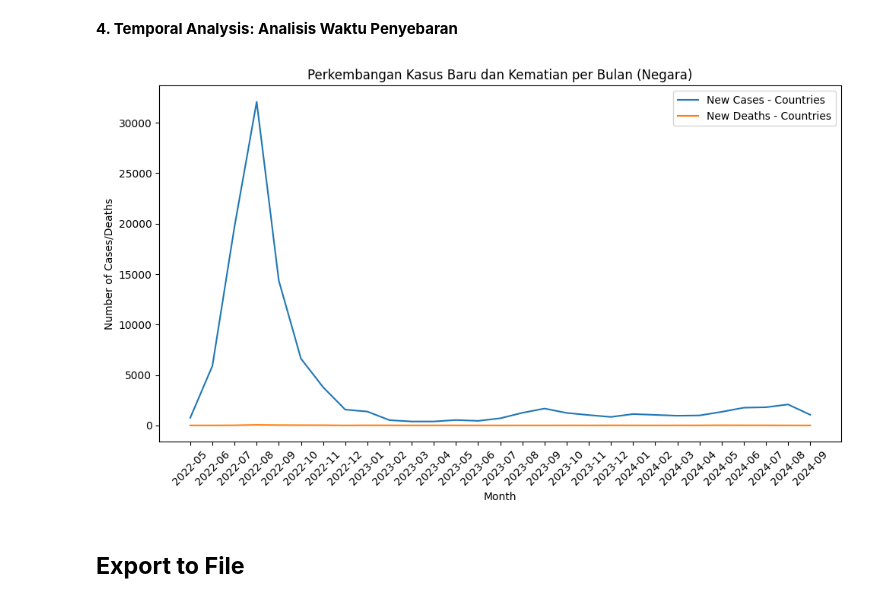
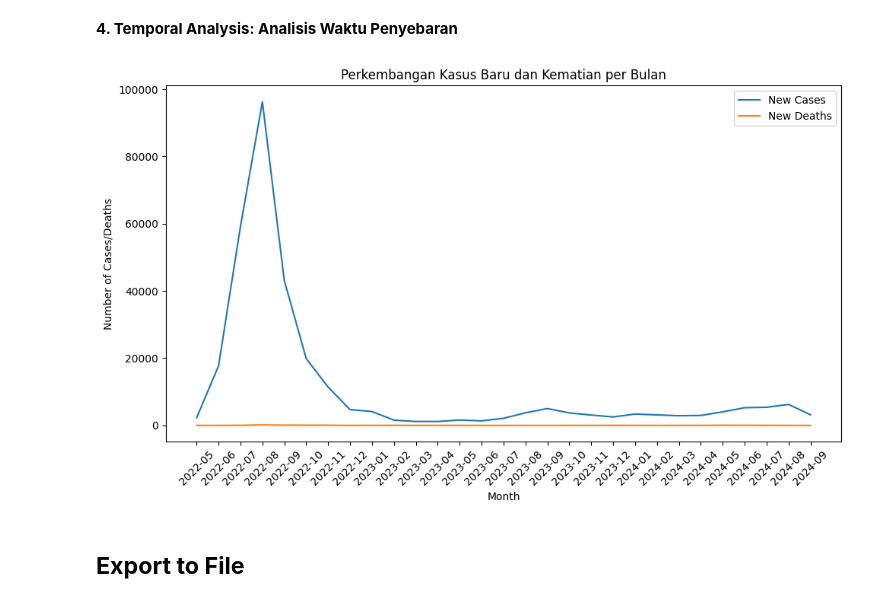
Before and after one commit to RyanGA09/DataAnalyst-ImpactAnalysisOfMonkeypoxCaseStudy, a Jupyter notebook: Notebook.ipynb, the cells around one changed output. Saved outputs shown, nothing was run; the diff lists cells and outputs as text; code cells hidden in the pictures.

```diff
--- a/Notebook.ipynb
+++ b/Notebook.ipynb
@@ -441,17 +474,17 @@ memory usage: 12.4+ MB
 # regions_or_continents = ['World', 'Asia', 'Europe', 'Africa', 'North America', 'South America', 'Oceania']  # Add more as needed
 # data['location_type'] = data['location'].apply(lambda x: 'Region/Continent' if x in regions_or_continents else 'Country')
 
-# Klasifikasi Negara dan Wilayah/Benua
-# Daftar wilayah/benua yang bukan negara
-regions_or_continents = ['World', 'Asia', 'Europe', 'Africa', 'North America', 'South America', 'Oceania']  # Anda dapat menambahkannya jika diperlukan
+# # Klasifikasi Negara dan Wilayah/Benua
+# # Daftar wilayah/benua yang bukan negara
+# regions_or_continents = ['World', 'Asia', 'Europe', 'Africa', 'North America', 'South America', 'Oceania']  # Anda dapat menambahkannya jika diperlukan
 
-# Menambahkan kolom baru 'location_type' untuk mengklasifikasikan antara 'Country' dan 'Region/Continent'
-data_cleaned['location_type'] = data_cleaned['location'].apply(lambda x: 'Region/Continent' if x in regions_or_continents else 'Country')
+# # Menambahkan kolom baru 'location_type' untuk mengklasifikasikan antara 'Country' dan 'Region/Continent'
+# data_cleaned['location_type'] = data_cleaned['location'].apply(lambda x: 'Region/Continent' if x in regions_or_continents else 'Country')
 
-# Memeriksa apakah pengelompokan berhasil
-print("\nLocation types (Countries vs Regions/Continents):")
-print(data_cleaned['location_type'].value_counts())
+# # Memeriksa apakah pengelompokan berhasil
+# print("\nLocation types (Countries vs Regions/Continents):")
+# print(data_cleaned['location_type'].value_counts())
 
-# Mengelompokkan data negara dan non-negara untuk analisis terpisah
-countries_data = data_cleaned[data_cleaned['location_type'] == 'Country']
-regions_data = data_cleaned[data_cleaned['location_type'] == 'Region/Continent']
+# # Mengelompokkan data negara dan non-negara untuk analisis terpisah
+# countries_data = data_cleaned[data_cleaned['location_type'] == 'Country']
+# regions_data = data_cleaned[data_cleaned['location_type'] == 'Region/Continent']
@@ -507,17 +534,17 @@ top_countries = data_grouped_by_location_countries.nlargest(10, 'total_cases')
 Menganalisis bagaimana penyebaran Monkeypox berubah seiring waktu.
 # %%
 # Pastikan kolom 'date' dalam format datetime
-countries_data['date'] = pd.to_datetime(countries_data['date'], errors='coerce')
+data_cleaned['date'] = pd.to_datetime(data_cleaned['date'], errors='coerce')
 
 # Membuat kolom 'month' dalam format Year-Month
-countries_data['month'] = countries_data['date'].dt.strftime('%Y-%m')
+data_cleaned['month'] = data_cleaned['date'].dt.strftime('%Y-%m')
 
 # Mengonversi kolom 'new_cases' dan 'new_deaths' menjadi numerik
-countries_data['new_cases'] = pd.to_numeric(countries_data['new_cases'], errors='coerce')
-countries_data['new_deaths'] = pd.to_numeric(countries_data['new_deaths'], errors='coerce')
+data_cleaned['new_cases'] = pd.to_numeric(data_cleaned['new_cases'], errors='coerce')
+data_cleaned['new_deaths'] = pd.to_numeric(data_cleaned['new_deaths'], errors='coerce')
 
 # Mengelompokkan data berdasarkan 'month' dan menghitung total kasus serta kematian baru per bulan
-cases_per_month_countries = countries_data.groupby('month').agg({
+cases_per_month = data_cleaned.groupby('month').agg({
     'new_cases': 'sum',
     'new_deaths': 'sum'
 }).reset_index()
@@ -628,17 +621,17 @@ plt.show()
 # %%
 # Visualisasi: Perkembangan Kasus Baru per Bulan
 plt.figure(figsize=(10, 6))
-sns.lineplot(x='month', y='new_cases', data=cases_per_month_countries, label='New Cases - Countries')
-sns.lineplot(x='month', y='new_deaths', data=cases_per_month_countries, label='New Deaths - Countries')
-plt.title('Perkembangan Kasus Baru dan Kematian per Bulan (Negara)')
+sns.lineplot(x='month', y='new_cases', data=cases_per_month, label='New Cases')
+sns.lineplot(x='month', y='new_deaths', data=cases_per_month, label='New Deaths')
+plt.title('Perkembangan Kasus Baru dan Kematian per Bulan')
 plt.xlabel('Month')
 plt.ylabel('Number of Cases/Deaths')
 plt.xticks(rotation=45)
 plt.legend()
 plt.tight_layout()
 plt.show()
 # %% [output]
-[figure, old version]
+[figure, new version]
 # %% [markdown]
 ## **Export to File**
 # %%
```
Also changed, not shown: parts of 14 cells of this notebook.
